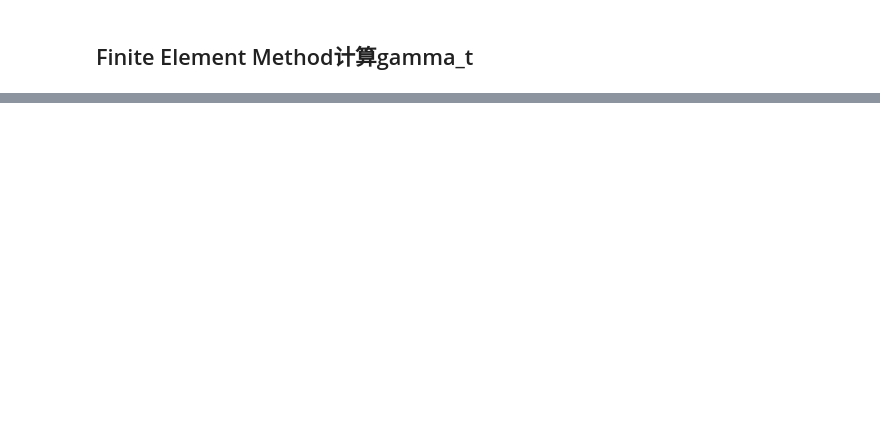
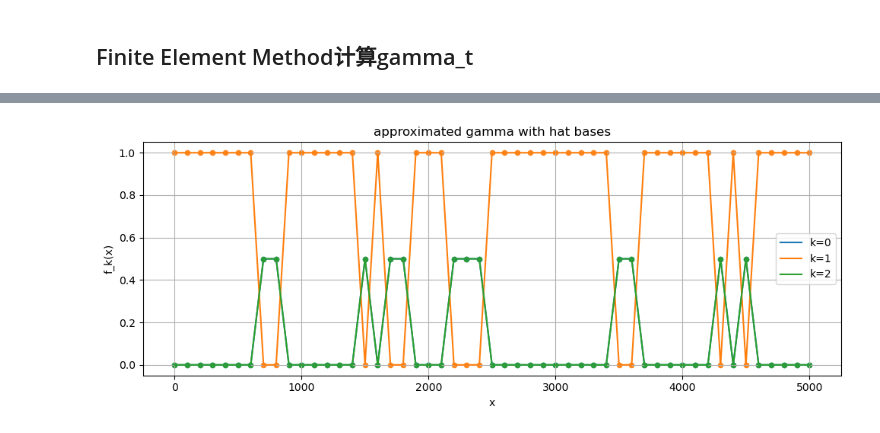
Before and after one commit to zczhang99/Non-stationary-time-series-identification, a Jupyter notebook: Two_Gaussian.ipynb, the cells around one changed output, grey strips where cells are left out. Drawn from its saved outputs; the diff is of its cells as text; code cells hidden in the pictures; blank space fills up the shorter version.

```diff
--- a/Two_Gaussian.ipynb
+++ b/Two_Gaussian.ipynb
@@ -551,0 +809,12 @@ Iteration 7800: Loss = 34.053871
+# %%
+prior_gamma={3: states_to_prior_gamma(states, smoothing_window=1)}
+prior_gamma = prior_gamma.get(K, None)
+
+indices = list(range(0, n_steps, FEM_interval))
+if indices[-1] != n_steps-1:
+    indices.append(n_steps-1)
+
+gamma_init = prior_gamma[:,indices]
+
+L, gamma, info = train_fem(whitened_Xt, K=3, gamma_init=gamma_init, FEM_interval=100, epsilon_gamma=1e-2,
+                          epsilon_L=1e-2, max_iters=500, tol=1e-8, verbose=True)
@@ -551,0 +914,66 @@ Iteration 7800: Loss = 34.053871
+# %%
+def plot_gamma_hat_functions(gamma, x_nodes=None, num_plot_points=2000,
+                             show_nodes=True, title=None, figsize=(10,4)):
+
+    gamma = np.asarray(gamma)
+    if gamma.ndim != 2:
+        raise ValueError("gamma must be 2D array (K, hat_N)")
+    K, hat_N = gamma.shape
+
+    if x_nodes is None:
+        x_nodes = np.linspace(0, 5000, hat_N)
+    else:
+        x_nodes = np.asarray(x_nodes)
+    if x_nodes.shape[0] != hat_N:
+        raise ValueError("x_nodes length must match gamma columns (hat_N)")
+
+    x_plot = np.linspace(x_nodes[0], x_nodes[-1], num_plot_points)
+
+    # Build hat-basis evaluations
+    Phi = np.zeros((hat_N, num_plot_points), dtype=float)
+    for n in range(hat_N):
+        xn = x_nodes[n]
+        if n == 0:
+            x_left, x_right = x_nodes[0], x_nodes[1]
+            denom = (x_right - x_left) if x_right != x_left else 1.0
+            mask = (x_plot >= x_left) & (x_plot <= x_right)
+            Phi[n, mask] = 1.0 - (x_plot[mask] - x_left) / denom
+        elif n == hat_N - 1:
+            x_left, x_right = x_nodes[-2], x_nodes[-1]
+            denom = (x_right - x_left) if x_right != x_left else 1.0
+            mask = (x_plot >= x_left) & (x_plot <= x_right)
+            Phi[n, mask] = (x_plot[mask] - x_left) / denom
+        else:
+            x_left, x_center, x_right = x_nodes[n-1], x_nodes[n], x_nodes[n+1]
+            denom_l = (x_center - x_left) if x_center != x_left else 1.0
+            denom_r = (x_right - x_center) if x_right != x_center else 1.0
+            mask_l = (x_plot >= x_left) & (x_plot <= x_center)
+            mask_r = (x_plot >= x_center) & (x_plot <= x_right)
+            Phi[n, mask_l] = (x_plot[mask_l] - x_left) / denom_l
+            Phi[n, mask_r] = 1.0 - (x_plot[mask_r] - x_center) / denom_r
+
+    # Compute fk(x) = sum_n gamma[k,n] * phi_n(x)
+    F = gamma @ Phi  # shape (K, num_plot_points)
+
+    plt.figure(figsize=figsize)
+    cmap = plt.get_cmap('tab10')
+    for k in range(K):
+        plt.plot(x_plot, F[k], label=f'k={k}', color=cmap(k % 10))
+    if show_nodes:
+        for k in range(K):
+            plt.scatter(x_nodes, gamma[k], s=20, marker='o', color=cmap(k % 10), alpha=0.9)
+    plt.xlabel('x')
+    plt.ylabel('f_k(x)')
+    if title is not None:
+        plt.title(title)
+    plt.legend()
+    plt.grid(True)
+    plt.tight_layout()
+    plt.show()
+
+# Example usage with synthetic gamma (if you don't provide real gamma)
+if __name__ == "__main__":
+
+    plot_gamma_hat_functions(gamma, title='approximated gamma with hat bases')
+# %% [output]
+[figure, added]
```
Also changed, not shown: parts of 19 cells of this notebook.
